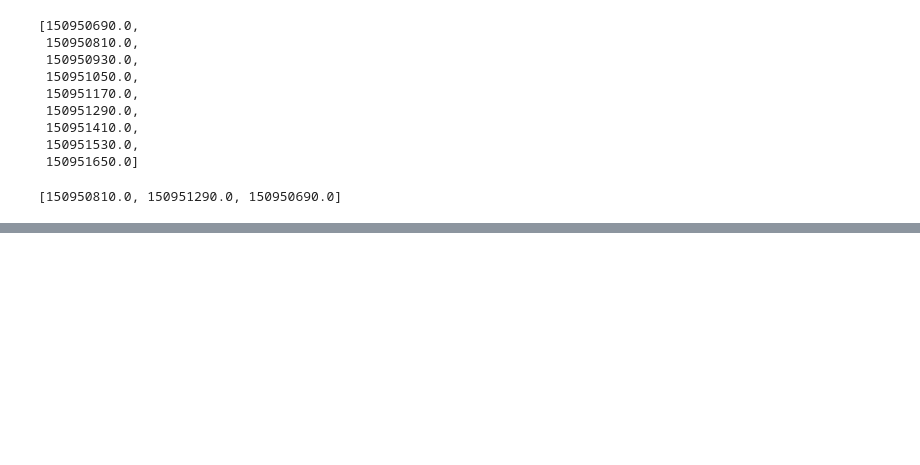
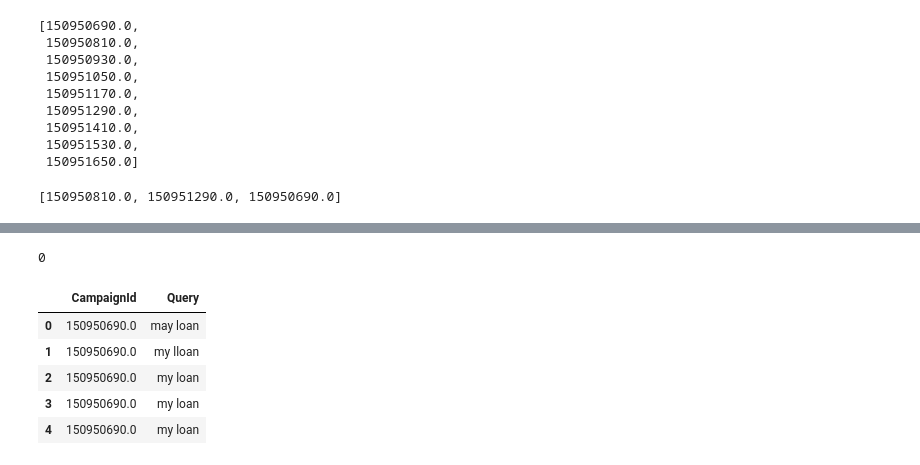
Before and after one commit to mrdisclaimer/grandma-data-soup-ctr, a Jupyter notebook: Untitled.ipynb, the cells around one changed output, grey strips where cells are left out. Drawn from its saved outputs; the diff is of its cells as text; code cells hidden in the pictures; blank space fills up the shorter version.

```diff
--- a/Untitled.ipynb
+++ b/Untitled.ipynb
@@ -173,0 +183,13 @@ handler(test, cidcols=list(train["CampaignId"].unique())).corr()=
+# %%
+tfidf(train, test)
+# %% [output]
+0
+# %%
+train[["CampaignId", "Query"]].head()
+# %% [output]
+|  | CampaignId | Query |
+| 0 | 150950690.0 | may loan |
+| 1 | 150950690.0 | my lloan |
+| 2 | 150950690.0 | my loan |
+| 3 | 150950690.0 | my loan |
+| 4 | 150950690.0 | my loan |
```
Also changed, not shown: parts of 14 cells of this notebook, 1 other file.
